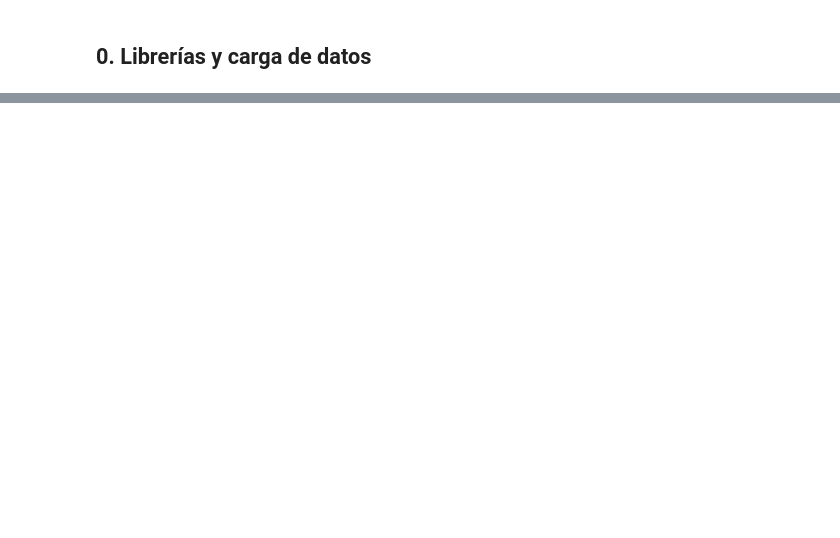
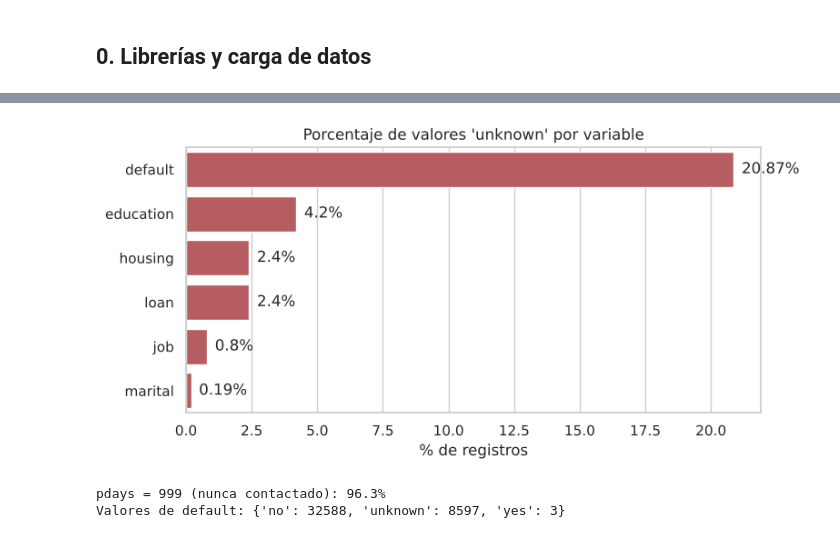
Before and after one commit to juliosalazar98/repositorio-TI26-Salazar, a Jupyter notebook: notebooks/01_EDA.ipynb, the cells around one changed output, grey strips where cells are left out. Drawn from its saved outputs; the diff is of its cells as text; code cells hidden in the pictures; blank space fills up the shorter version.

```diff
--- a/notebooks/01_EDA.ipynb
+++ b/notebooks/01_EDA.ipynb
@@ -70,0 +11,15 @@ Hallazgos que justifican el preprocesamiento.
+# %%
+import pandas as pd
+import numpy as np
+import matplotlib.pyplot as plt
+import seaborn as sns
+import warnings
+warnings.filterwarnings("ignore")
+
+sns.set_theme(style="whitegrid", palette="deep")
+plt.rcParams["figure.dpi"] = 100
+pd.set_option("display.max_columns", None)
+
+df = pd.read_csv("../data/raw/bank-additional-full.csv", sep=";")
+print(f"Registros: {df.shape[0]:,} | Columnas: {df.shape[1]}")
+df.head()
@@ -70,0 +46,8 @@ Hallazgos que justifican el preprocesamiento.
+# %%
+num_cols = df.select_dtypes(include="number").columns.tolist()
+cat_cols = [c for c in df.columns if c not in num_cols and c != "y"]
+
+print(f"Numéricas ({len(num_cols)}): {num_cols}")
+print(f"Categóricas ({len(cat_cols)}): {cat_cols}")
+print("Objetivo: y")
+df.info()
@@ -70,0 +115,9 @@ Hallazgos que justifican el preprocesamiento.
+# %%
+print("Valores NaN totales:", df.isna().sum().sum())
+print("Filas duplicadas:", df.duplicated().sum())
+
+unknown = (df[cat_cols] == "unknown").sum()
+unknown = unknown[unknown > 0].sort_values(ascending=False)
+unknown_pct = (unknown / len(df) * 100).round(2)
+tabla_unknown = pd.DataFrame({"cantidad": unknown, "porcentaje_%": unknown_pct})
+tabla_unknown
@@ -70,0 +134,17 @@ Hallazgos que justifican el preprocesamiento.
+# %%
+fig, ax = plt.subplots(figsize=(8, 4))
+sns.barplot(x=tabla_unknown["porcentaje_%"], y=tabla_unknown.index, ax=ax, color="#C44E52")
+for i, v in enumerate(tabla_unknown["porcentaje_%"]):
+    ax.text(v + 0.3, i, f"{v}%", va="center")
+ax.set_title("Porcentaje de valores 'unknown' por variable")
+ax.set_xlabel("% de registros")
+ax.set_ylabel("")
+plt.tight_layout()
+plt.show()
+
+print(f"pdays = 999 (nunca contactado): {(df['pdays'] == 999).mean() * 100:.1f}%")
+print("Valores de default:", df["default"].value_counts().to_dict())
+# %% [output]
+[figure, added]
+pdays = 999 (nunca contactado): 96.3%
+Valores de default: {'no': 32588, 'unknown': 8597, 'yes': 3}
```
Also changed, not shown: parts of 44 cells of this notebook.
